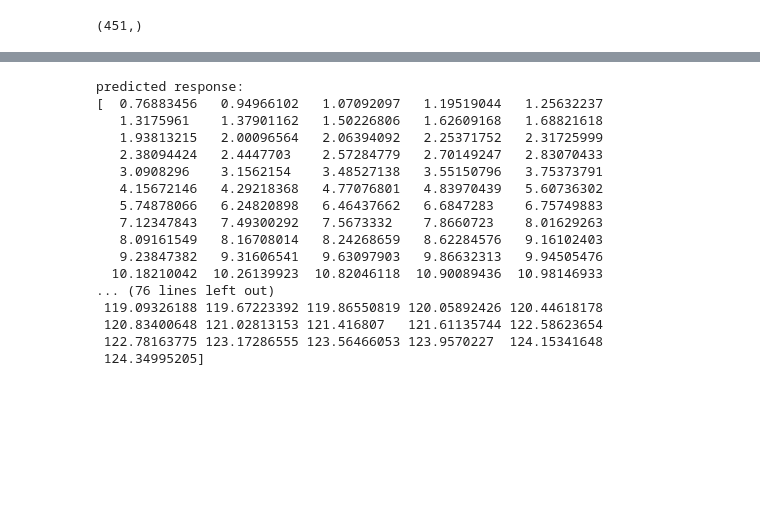
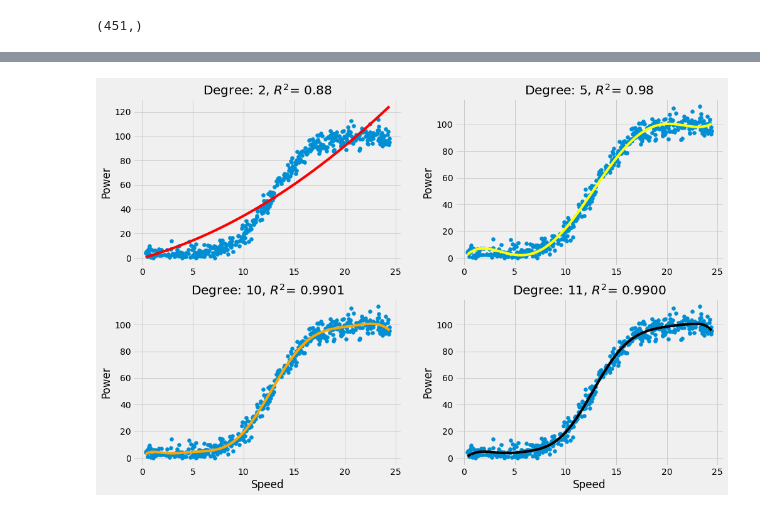
Before and after one commit to pcaulfie/projMLS, a Jupyter notebook: Project 2020 - Machine Learning and Statistics.ipynb, the cells around one changed output, grey strips where cells are left out. Drawn from its saved outputs; the diff is of its cells as text; code cells hidden in the pictures; blank space fills up the shorter version.

```diff
--- a/Project 2020 - Machine Learning and Statistics.ipynb
+++ b/Project 2020 - Machine Learning and Statistics.ipynb
@@ -430,21 +465,47 @@ coefficients: [2.3287779  0.11343664]
 # %%
-y_pred = model.predict(x_)
-print('predicted response:', y_pred, sep='\n')
+y_pred = model1.predict(x_2)
+y_pred2 = model2.predict(x_3)
+y_pred3 = model3.predict(x_4)
+y_pred4 = model4.predict(x_5)
+##print('predicted response:', y_pred, sep='\n')
-# %% [output]
-predicted response:
-[  0.76883456   0.94966102   1.07092097   1.19519044   1.25632237
-   1.3175961    1.37901162   1.50226806   1.62609168   1.68821618
-   1.93813215   2.00096564   2.06394092   2.25371752   2.31725999
-   2.38094424   2.4447703    2.57284779   2.70149247   2.83070433
-   3.0908296    3.1562154    3.48527138   3.55150796   3.75373791
-   4.15672146   4.29218368   4.77076801   4.83970439   5.60736302
-   5.74878066   6.24820898   6.46437662   6.6847283    6.75749883
-   7.12347843   7.49300292   7.5673332    7.8660723    8.01629263
-   8.09161549   8.16708014   8.24268659   8.62284576   9.16102403
-   9.23847382   9.31606541   9.63097903   9.86632313   9.94505476
-  10.18210042  10.26139923  10.82046118  10.90089436  10.98146933
-... (76 lines left out)
- 119.09326188 119.67223392 119.86550819 120.05892426 120.44618178
- 120.83400648 121.02813153 121.416807   121.61135744 122.58623654
- 122.78163775 123.17286555 123.56466053 123.9570227  124.15341648
- 124.34995205]
+# %%
+# Visualize the results adapted from Matplotlib 2020
+
+# Resize Plot to creates a figure with 15 (width) x 10 (height) inches - Adapted from https://stackoverflow.com/a/36368418
+plt.figure(figsize=(15,10))
+
+
+# Create a scatter plot of X2 and y2 and plot the regression line using model1
+plt.subplot(221)
+plt.title('Degree: 2, $R^2$= 0.88') # Formatting RSquared in LaTeX adapted Johansson, J & Fangohr, H (2016)
+#plt.xlabel('Speed') # Label x Axis
+plt.ylabel('Power') # Label y Axis
+plt.scatter(X2, y2)
+plt.plot(X2, y_pred,color="red")
+
+# Create a scatter plot of X2 and y2 and plot the regression line using model2
+plt.subplot(222)
+plt.title('Degree: 5, $R^2$= 0.98')
+#plt.xlabel('Speed') # Label x Axis
+plt.ylabel('Power') # Label y Axis
+plt.scatter(X2, y2)
+plt.plot(X2, y_pred2,color="yellow")
+
+# Create a scatter plot of X2 and y2 and plot the regression line using model3
+plt.subplot(223)
+plt.title('Degree: 10, $R^2$= 0.9901')
+plt.xlabel('Speed') # Label x Axis
+plt.ylabel('Power') # Label y Axis
+plt.scatter(X2, y2)
+plt.plot(X2, y_pred3,color="orange")
+
+# Create a scatter plot of X2 and y2 and plot the regression line using model4
+plt.subplot(224)
+plt.title('Degree: 11, $R^2$= 0.9900')
+plt.xlabel('Speed') # Label x Axis
+plt.ylabel('Power') # Label y Axis
+plt.scatter(X2, y2)
+plt.plot(X2, y_pred4,color="black")
+plt.show()
+# %% [output]
+[figure, added]
```
Also changed, not shown: parts of 25 cells of this notebook.
